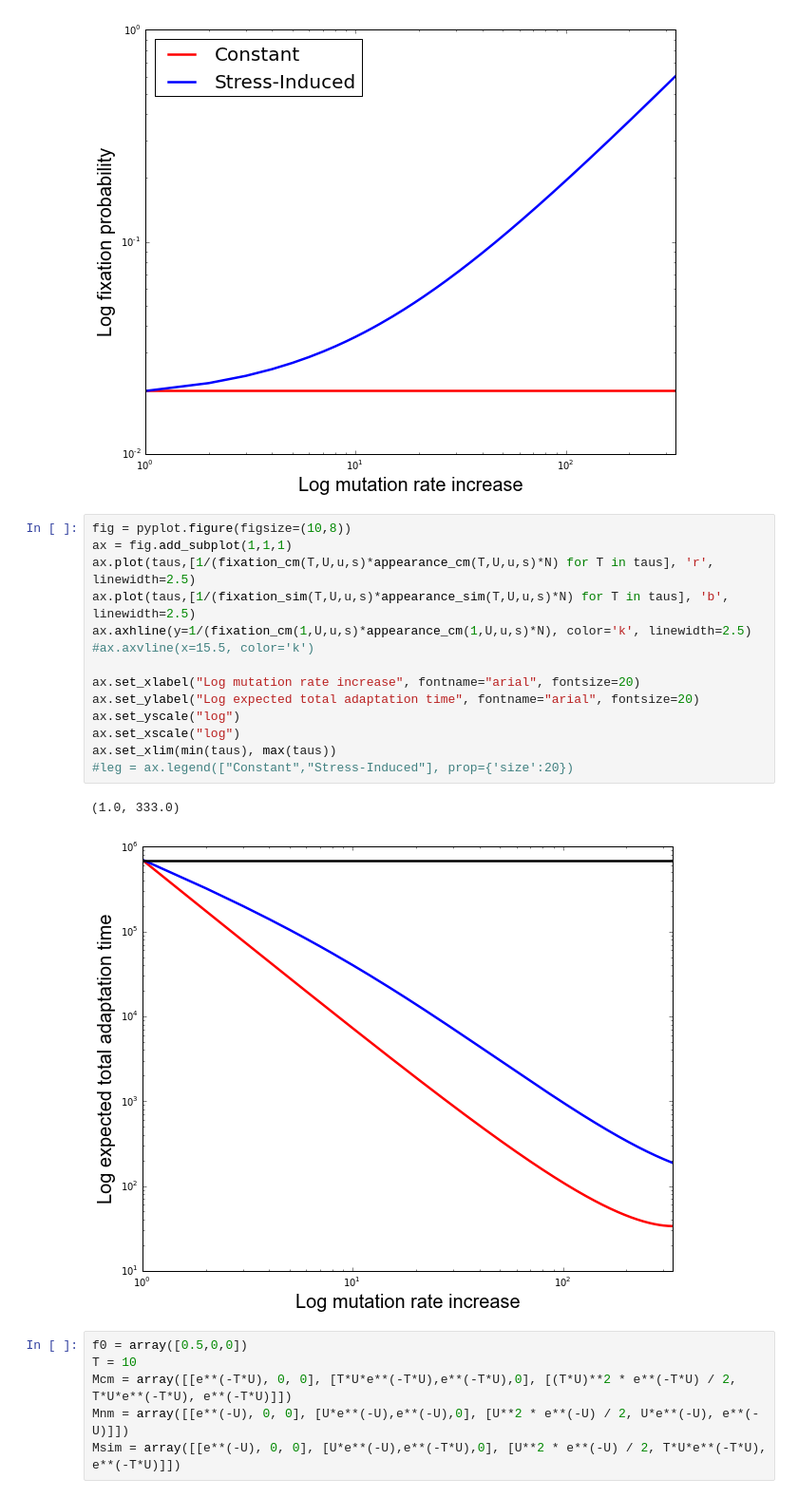
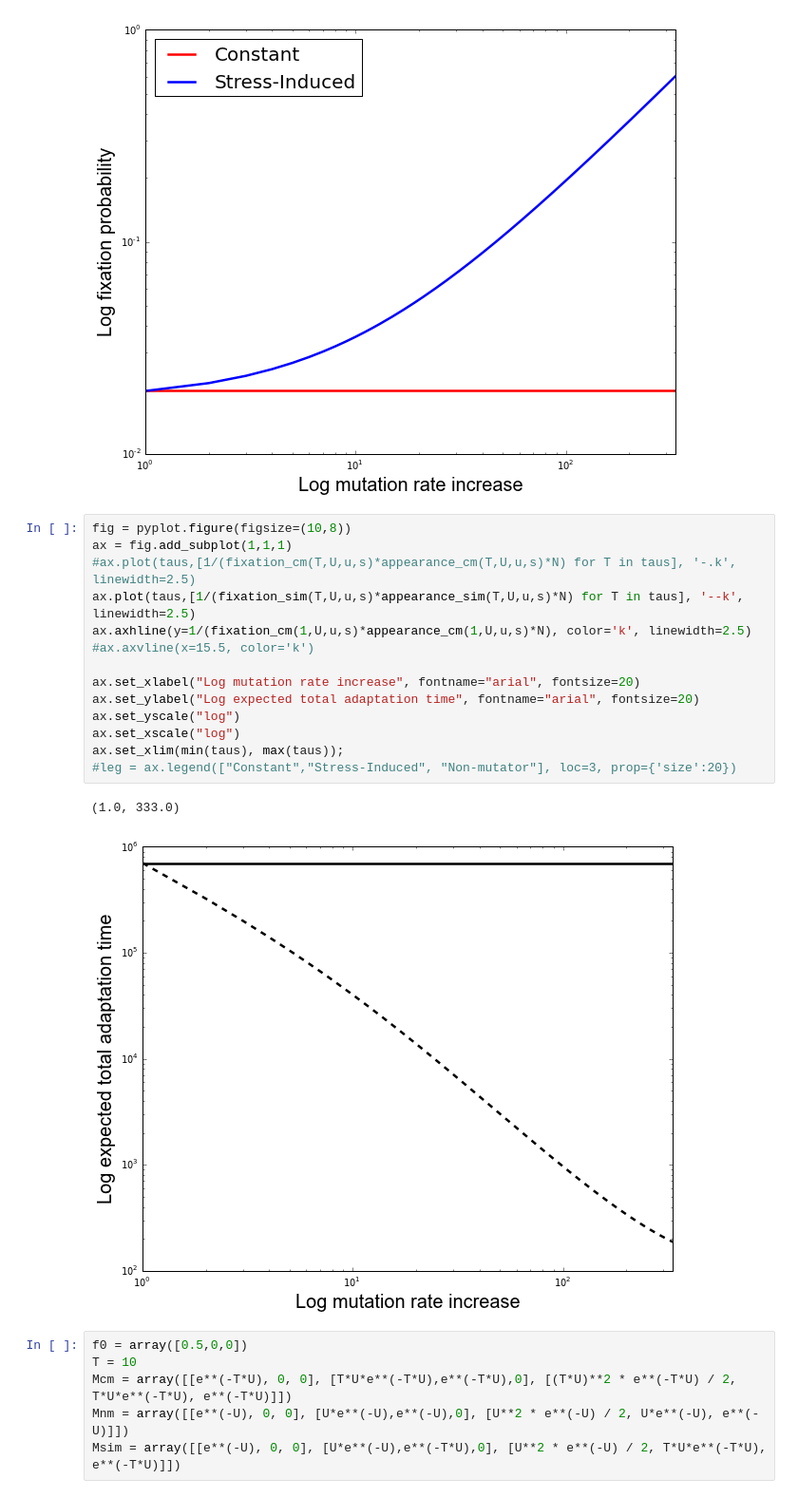
Before and after one commit to yoavram/SIDEER2013, a Jupyter notebook: presentation.ipynb, the cells around one changed output. Shown at 95% size. Cells and saved outputs as stored; diff of their text form.

Commit message:
new adaptation time plots

```diff
--- a/presentation.ipynb
+++ b/presentation.ipynb
@@ -198,20 +198,20 @@ leg = ax.legend(["Constant","Stress-Induced"], loc=2, prop={'size':20})
 # %%
 fig = pyplot.figure(figsize=(10,8))
 ax = fig.add_subplot(1,1,1)
-ax.plot(taus,[1/(fixation_cm(T,U,u,s)*appearance_cm(T,U,u,s)*N) for T in taus], 'r', linewidth=2.5)
-ax.plot(taus,[1/(fixation_sim(T,U,u,s)*appearance_sim(T,U,u,s)*N) for T in taus], 'b', linewidth=2.5)
+#ax.plot(taus,[1/(fixation_cm(T,U,u,s)*appearance_cm(T,U,u,s)*N) for T in taus], '-.k', linewidth=2.5)
+ax.plot(taus,[1/(fixation_sim(T,U,u,s)*appearance_sim(T,U,u,s)*N) for T in taus], '--k', linewidth=2.5)
 ax.axhline(y=1/(fixation_cm(1,U,u,s)*appearance_cm(1,U,u,s)*N), color='k', linewidth=2.5)
 #ax.axvline(x=15.5, color='k')
 
 ax.set_xlabel("Log mutation rate increase", fontname="arial", fontsize=20)
 ax.set_ylabel("Log expected total adaptation time", fontname="arial", fontsize=20)
 ax.set_yscale("log")
 ax.set_xscale("log")
-ax.set_xlim(min(taus), max(taus))
-#leg = ax.legend(["Constant","Stress-Induced"], prop={'size':20})
+ax.set_xlim(min(taus), max(taus));
+#leg = ax.legend(["Constant","Stress-Induced", "Non-mutator"], loc=3, prop={'size':20})
 # %% [output]
 (1.0, 333.0)
-[figure, old version]
+[figure, new version]
 # %%
 f0 = array([0.5,0,0])
 T = 10
```
Also changed, not shown: 1 other file.
